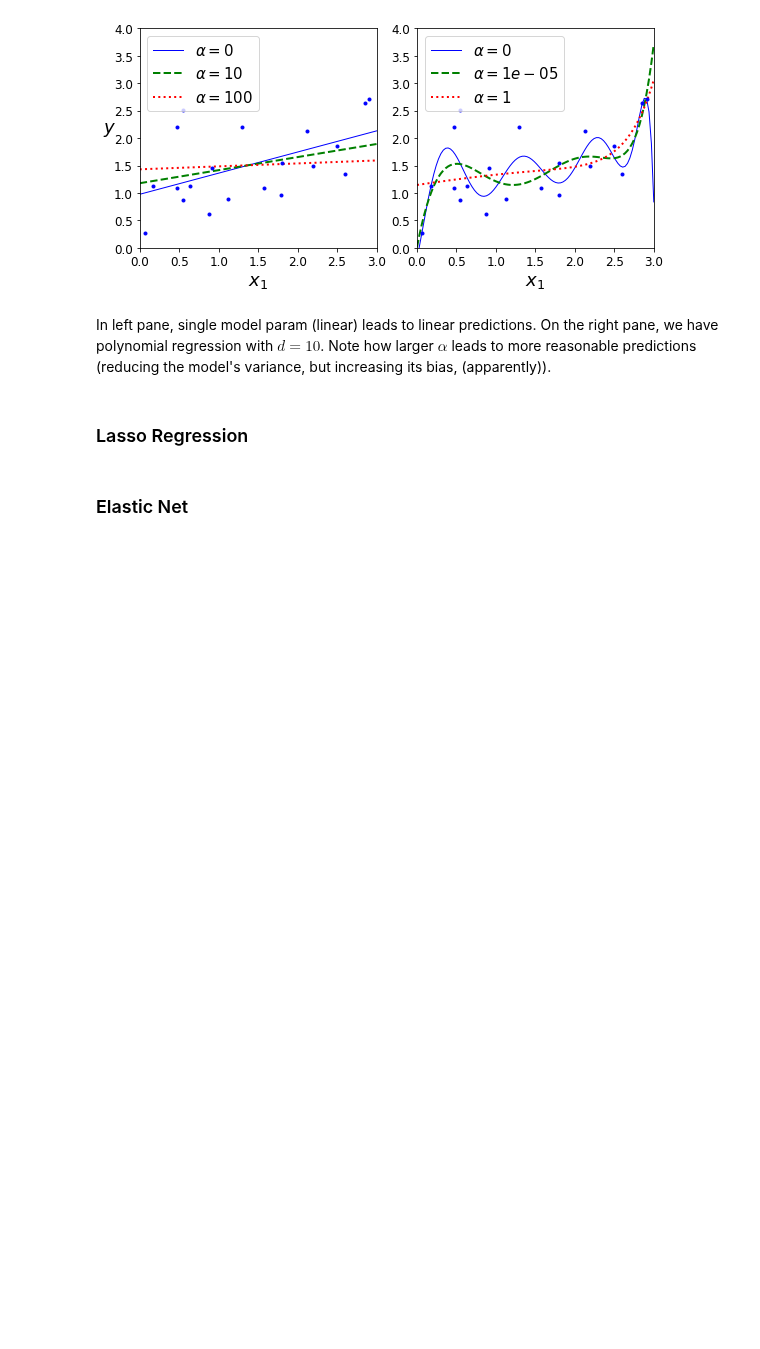
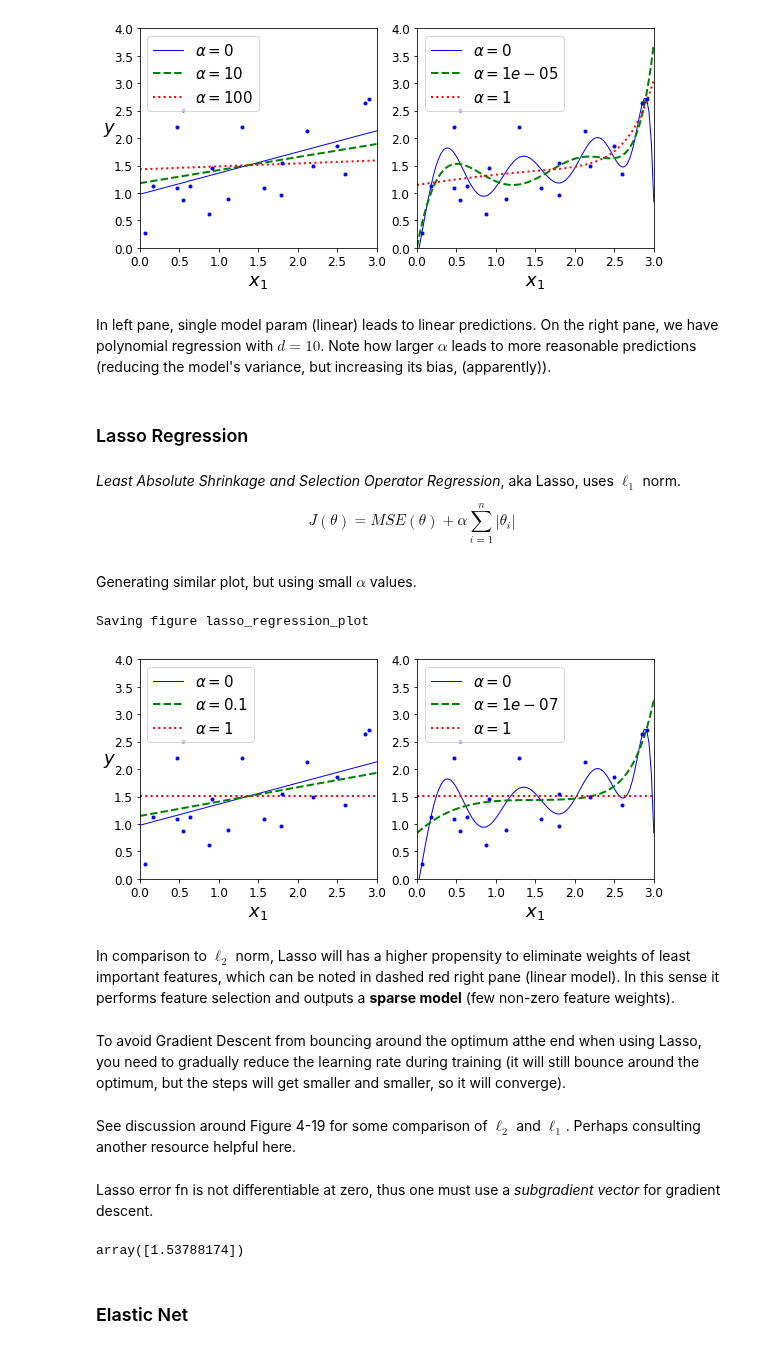
Before and after one commit to phelps-matthew/Coding-Exercises, a Jupyter notebook: ml/geron/04-Training_Models.ipynb, the cells around one changed output. Cells and saved outputs as stored; diff of their text form; code cells hidden in the pictures; blank space fills up the shorter version.

```diff
--- a/ml/geron/04-Training_Models.ipynb
+++ b/ml/geron/04-Training_Models.ipynb
@@ -565,5 +565,42 @@ Saving figure ridge_regression_plot
 In left pane, single model param (linear) leads to linear predictions. On the right pane, we have polynomial regression with $d=10$. Note how larger $\alpha$ leads to more reasonable predictions (reducing the model's variance, but increasing its bias, (apparently)).
 # %% [markdown]
 ### Lasso Regression
+# %% [markdown]
+*Least Absolute Shrinkage and Selection Operator Regression*, aka Lasso, uses $\ell_1$ norm.
+
+$$J(\theta) = MSE(\theta) + \alpha \sum_{i=1}^n |\theta_i|$$
+# %% [markdown]
+Generating similar plot, but using small $\alpha$ values.
+# %%
+from sklearn.linear_model import Lasso
+
+plt.figure(figsize=(8,4))
+plt.subplot(121)
+plot_model(Lasso, polynomial=False, alphas=(0, 0.1, 1), random_state=42)
+plt.ylabel("$y$", rotation=0, fontsize=18)
+plt.subplot(122)
+plot_model(Lasso, polynomial=True, alphas=(0, 10**-7, 1), random_state=42)
+
+save_fig("lasso_regression_plot")
+plt.show()
+# %% [output]
+Saving figure lasso_regression_plot
+[figure, added]
+# %% [markdown]
+In comparison to $\ell_2$ norm, Lasso will has a higher propensity to eliminate weights of least important features, which can be noted in dashed red right pane (linear model). In this sense it performs feature selection and outputs a __sparse model__ (few non-zero feature weights).
+# %% [markdown]
+To avoid Gradient Descent from bouncing around the optimum atthe end when using Lasso, you need to gradually reduce the learning  rate  during  training  (it  will  still  bounce  around  the  optimum, but the steps will get smaller and smaller, so it will converge).
+# %% [markdown]
+See discussion around Figure 4-19 for some comparison of $\ell_2$ and $\ell_1$. Perhaps consulting another resource helpful here.
+# %% [markdown]
+Lasso error fn is not differentiable at zero, thus one must use a *subgradient vector* for gradient descent.
+# %%
+# Simple Lasso example
+from sklearn.linear_model import Lasso
+lasso_reg = Lasso(alpha=0.1)
+lasso_reg.fit(X, y)
+lasso_reg.predict([[1.5]])
+# %% [output]
+array([1.53788174])
 # %% [markdown]
 ### Elastic Net
```
Also changed, not shown: parts of 8 cells of this notebook, 2 other files.
